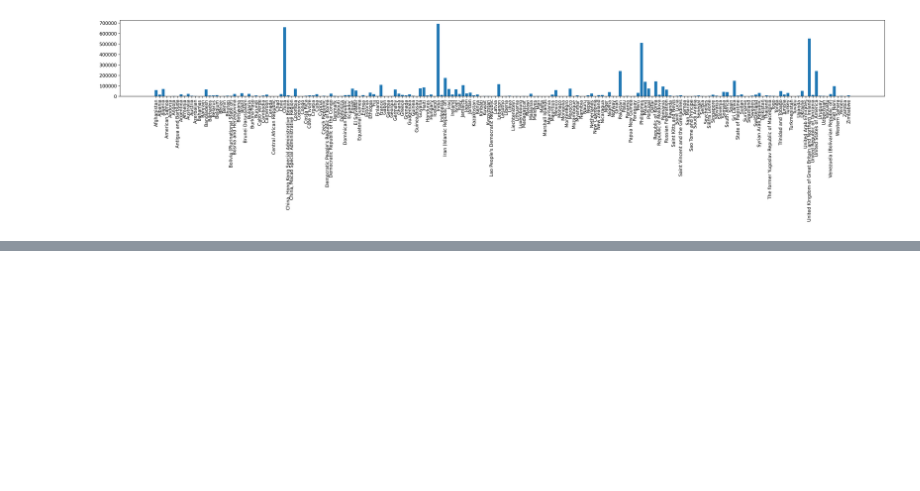
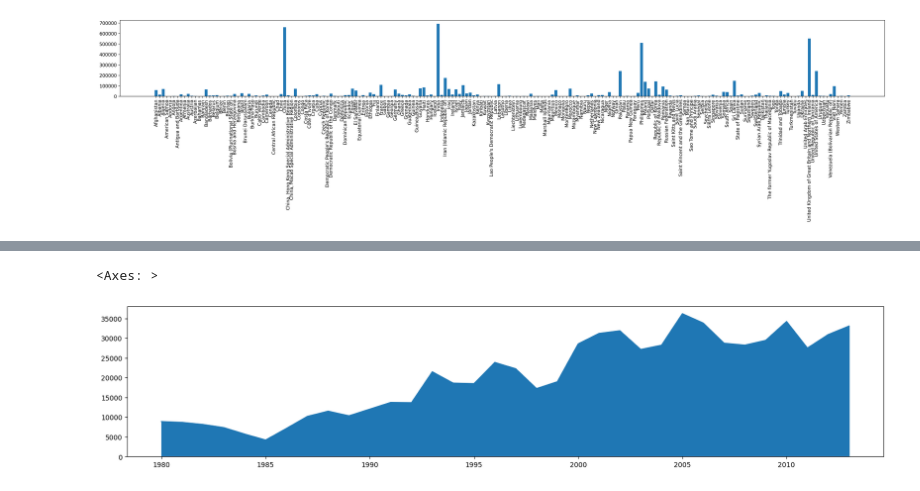
Before and after one commit to Ankidec/Data-Analysis, a Jupyter notebook: pandas_basics.ipynb, the cells around one changed output, grey strips where cells are left out. Saved outputs shown, nothing was run; the diff lists cells and outputs as text; code cells hidden in the pictures; blank space fills up the shorter version.

```diff
--- a/pandas_basics.ipynb
+++ b/pandas_basics.ipynb
@@ -419,0 +900,5 @@ plt.show()
+# %%
+df.loc[79, years].plot(kind='area',figsize=(20,4))
+# %% [output]
+<Axes: >
+[figure, added]
```
Also changed, not shown: parts of 53 cells of this notebook.
